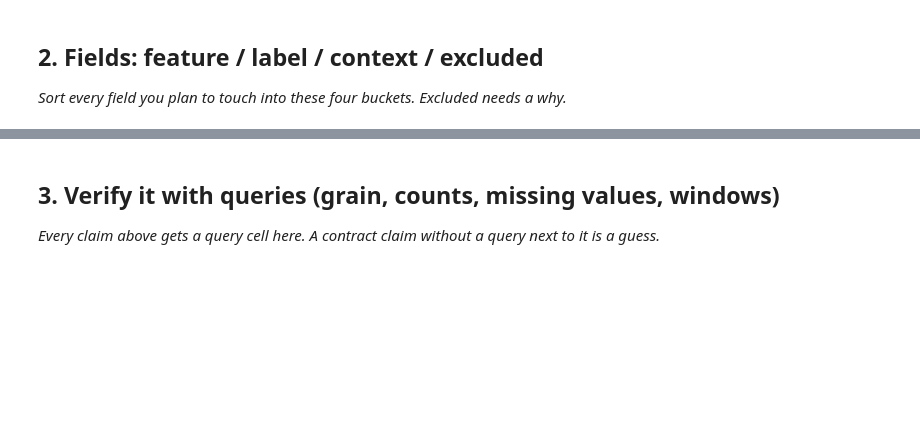
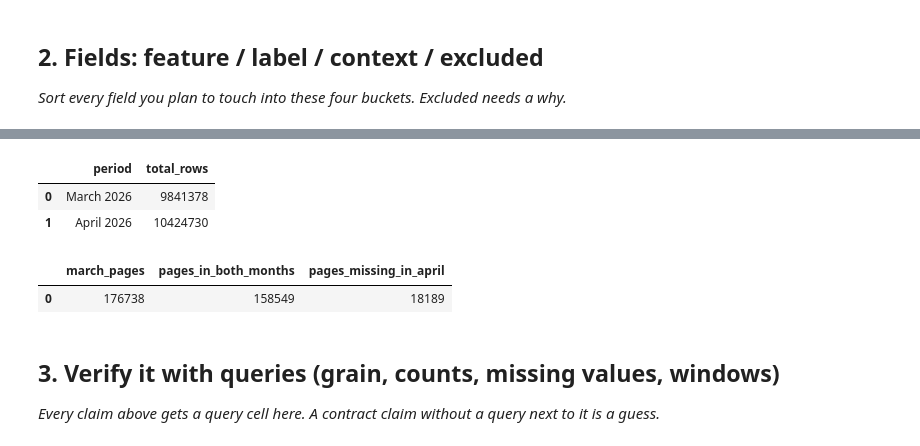
Before and after one commit to pranavtilekar9999/flyrank-ml-internship, a Jupyter notebook: work/notebooks/w03_data_contract.ipynb, the cells around one changed output, grey strips where cells are left out. Cells and saved outputs as stored; diff of their text form; code cells hidden in the pictures; blank space fills up the shorter version.

```diff
--- a/work/notebooks/w03_data_contract.ipynb
+++ b/work/notebooks/w03_data_contract.ipynb
@@ -23,3 +184,71 @@ This skeleton is yours to fill. Work the sections **in order** — each one has
+# %%
+months_check = con.sql("""
+    SELECT 'March 2026' AS period, COUNT(*) AS total_rows
+    FROM read_parquet(
+        'hf://datasets/FlyRank/internship-warehouse/'
+        'fact_content_daily_performance/month=2026-03/*.parquet'
+    )
+
+    UNION ALL
+
+    SELECT 'April 2026' AS period, COUNT(*) AS total_rows
+    FROM read_parquet(
+        'hf://datasets/FlyRank/internship-warehouse/'
+        'fact_content_daily_performance/month=2026-04/*.parquet'
+    )
+""").df()
+
+display(months_check)
+# %% [output]
+|  | period | total_rows |
+| 0 | March 2026 | 9841378 |
+| 1 | April 2026 | 10424730 |
+# %%
+march_april_check = con.sql("""
+WITH march AS (
+    SELECT
+        client_hash_id,
+        content_hash_id,
+        SUM(gsc_impressions) AS march_impressions,
+        SUM(gsc_clicks) AS march_clicks
+    FROM read_parquet(
+        'hf://datasets/FlyRank/internship-warehouse/'
+        'fact_content_daily_performance/month=2026-03/*.parquet'
+    )
+    WHERE gsc_data_available IS TRUE
+    GROUP BY client_hash_id, content_hash_id
+),
+april AS (
+    SELECT
+        client_hash_id,
+        content_hash_id,
+        SUM(gsc_impressions) AS april_impressions,
+        SUM(gsc_clicks) AS april_clicks
+    FROM read_parquet(
+        'hf://datasets/FlyRank/internship-warehouse/'
+        'fact_content_daily_performance/month=2026-04/*.parquet'
+    )
+    WHERE gsc_data_available IS TRUE
+    GROUP BY client_hash_id, content_hash_id
+)
+SELECT
+    COUNT(*) AS march_pages,
+    COUNT(*) FILTER (
+        WHERE april.content_hash_id IS NOT NULL
+    ) AS pages_in_both_months,
+    COUNT(*) FILTER (
+        WHERE april.content_hash_id IS NULL
+    ) AS pages_missing_in_april
+FROM march
+LEFT JOIN april
+    ON march.client_hash_id = april.client_hash_id
+    AND march.content_hash_id = april.content_hash_id
+""").df()
+
+display(march_april_check)
+# %% [output]
+|  | march_pages | pages_in_both_months | pages_missing_in_april |
+| 0 | 176738 | 158549 | 18189 |
 # %% [markdown]
 ## 3. Verify it with queries (grain, counts, missing values, windows)
 
```
Also changed, not shown: parts of 12 cells of this notebook.
